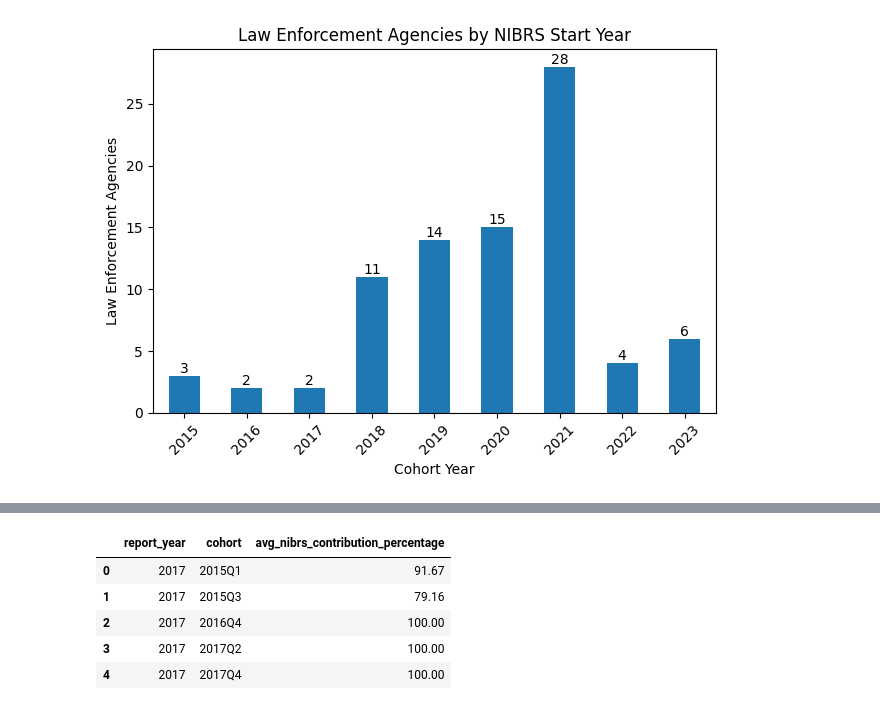
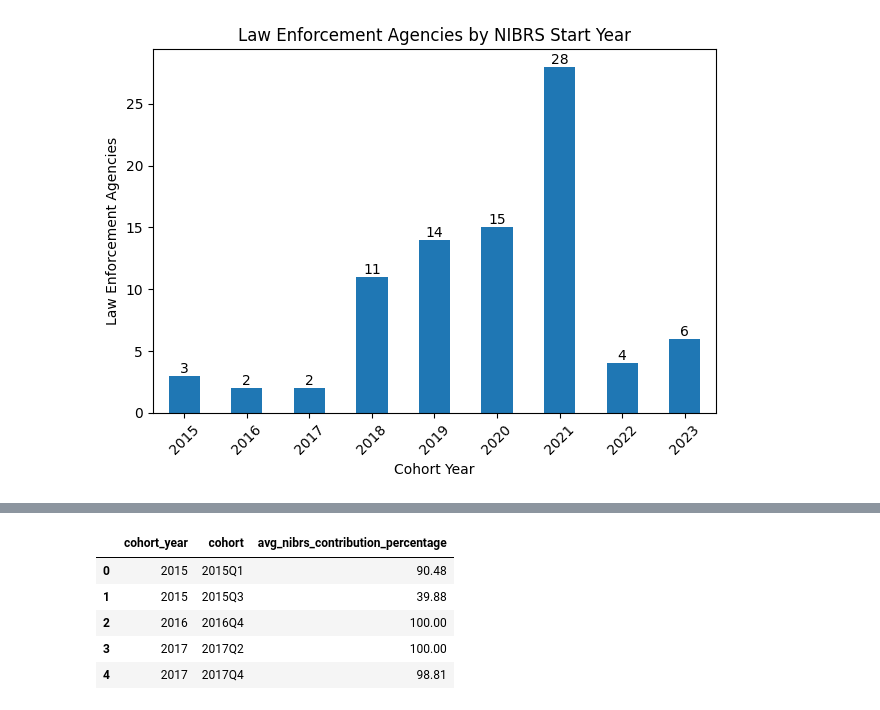
Before and after one commit to ghgeist/texas_border_data_analysis, a Jupyter notebook: notebooks/03_nibrs_analysis.ipynb, the cells around one changed output, grey strips where cells are left out. Cells and saved outputs as stored; diff of their text form; code cells hidden in the pictures.

```diff
--- a/notebooks/03_nibrs_analysis.ipynb
+++ b/notebooks/03_nibrs_analysis.ipynb
@@ -25,10 +24,0 @@ border_report.head()
-# %%
-#Create quarterly cohorts
-border_report['report_year'] = border_report['report_year'].dt.year
-border_report['nibrs_start_date'] = pd.to_datetime(border_report['nibrs_start_date'])
-border_report.loc[:, 'cohort_year'] = border_report['nibrs_start_date'].dt.year
-border_report.loc[:, 'cohort_quarter'] = border_report['nibrs_start_date'].dt.quarter
-border_report.loc[:, 'cohort'] = border_report['cohort_year'].astype(str) + 'Q' + border_report['cohort_quarter'].astype(str)
-
-# Display the head of the DataFrame to verify changes
-border_report.sort_values('nibrs_contribution_percentage', ascending=False).head()
@@ -118,17 +100,17 @@ border_report.head()
 # %%
-# Group by 'report_year' and 'cohort', then calculate the mean 'nibrs_contribution_percentage'
-avg_contribution_per_report_year_cohort = border_report.groupby(['report_year', 'cohort'])['nibrs_contribution_percentage'].mean().round(2).reset_index()
+# Group by 'cohort', then calculate the mean 'nibrs_contribution_percentage'
+avg_contribution_per_cohort = border_report.groupby(['cohort_year', 'cohort'])['nibrs_contribution_percentage'].mean().round(2).reset_index()
 
 # Rename the aggregated column and round the values for clarity
-avg_contribution_per_report_year_cohort['avg_nibrs_contribution_percentage'] = avg_contribution_per_report_year_cohort['nibrs_contribution_percentage']
-avg_contribution_per_report_year_cohort = avg_contribution_per_report_year_cohort.drop(columns=['nibrs_contribution_percentage'])
+avg_contribution_per_cohort['avg_nibrs_contribution_percentage'] = avg_contribution_per_cohort['nibrs_contribution_percentage']
+avg_contribution_per_cohort = avg_contribution_per_cohort.drop(columns=['nibrs_contribution_percentage'])
 
 # Display the new DataFrame
-avg_contribution_per_report_year_cohort.head()
+avg_contribution_per_cohort.head()
 # %% [output]
-|  | report_year | cohort | avg_nibrs_contribution_percentage |
-| 0 | 2017 | 2015Q1 | 91.67 |
-| 1 | 2017 | 2015Q3 | 79.16 |
-| 2 | 2017 | 2016Q4 | 100.00 |
+|  | cohort_year | cohort | avg_nibrs_contribution_percentage |
+| 0 | 2015 | 2015Q1 | 90.48 |
+| 1 | 2015 | 2015Q3 | 39.88 |
+| 2 | 2016 | 2016Q4 | 100.00 |
 | 3 | 2017 | 2017Q2 | 100.00 |
-| 4 | 2017 | 2017Q4 | 100.00 |
+| 4 | 2017 | 2017Q4 | 98.81 |
```
Also changed, not shown: parts of 17 cells of this notebook, 6 other files.
